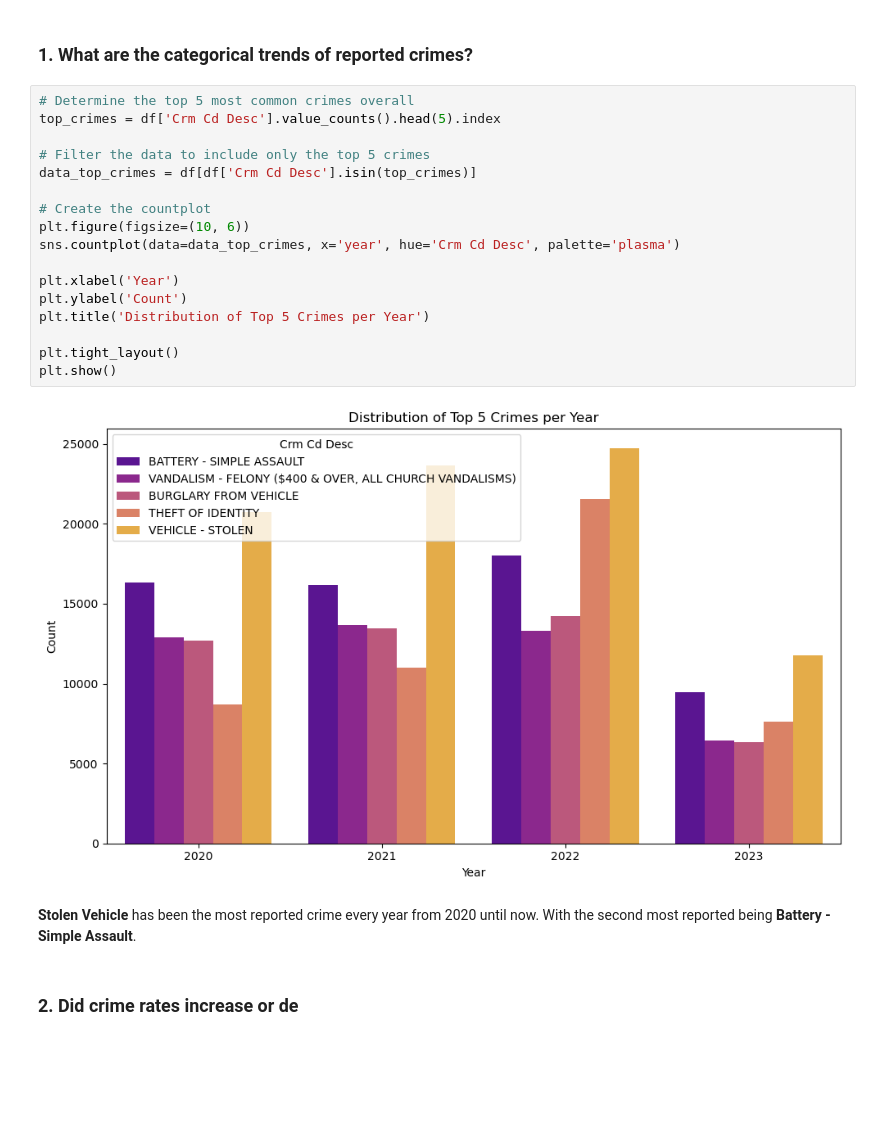
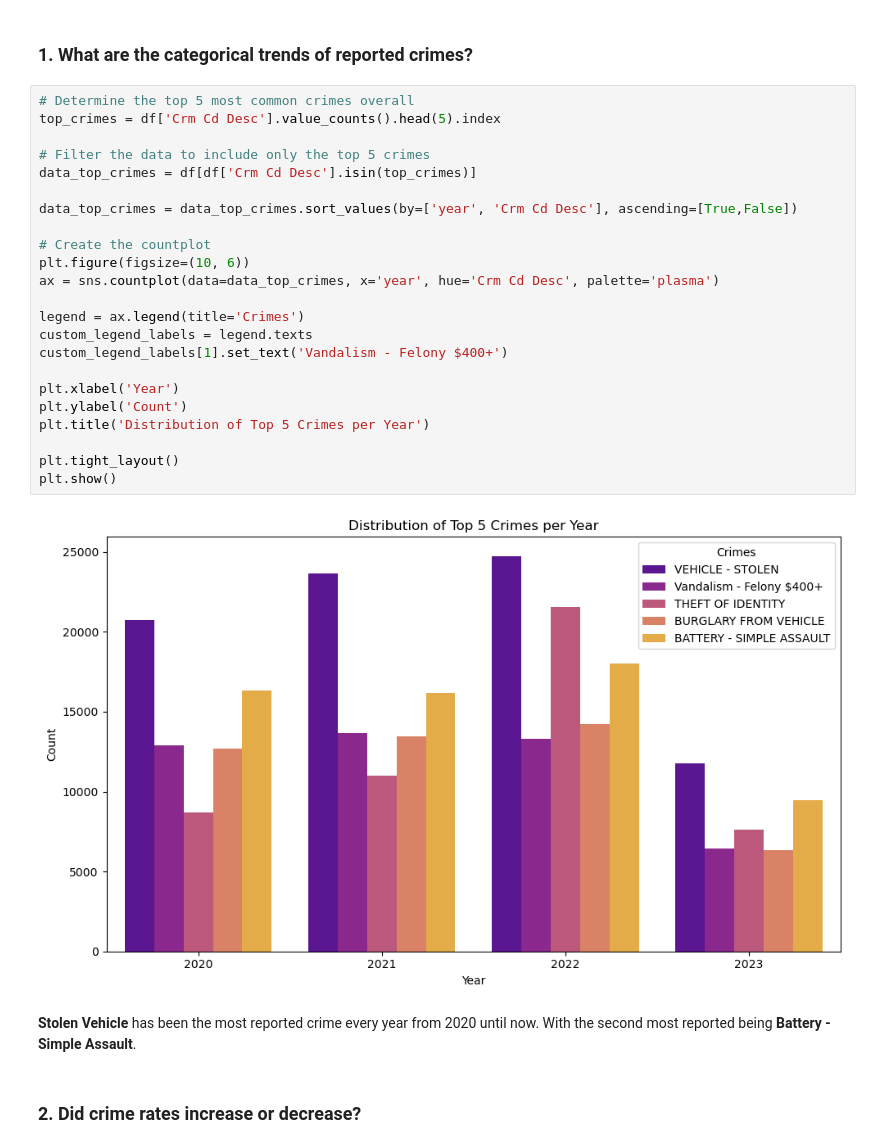
Before and after one commit to JamesAMoore/LA-Crime-Project, a Jupyter notebook: LA-Crime.ipynb, the cells around one changed output. Drawn from its saved outputs; the diff is of its cells as text; blank space fills up the shorter version.

```diff
--- a/LA-Crime.ipynb
+++ b/LA-Crime.ipynb
@@ -290,23 +307,29 @@ The amount of crimes have __increased__ yearly in Los Angeles. __2020__ had 1992
 # %%
 # Determine the top 5 most common crimes overall
 top_crimes = df['Crm Cd Desc'].value_counts().head(5).index
 
 # Filter the data to include only the top 5 crimes
 data_top_crimes = df[df['Crm Cd Desc'].isin(top_crimes)]
 
+data_top_crimes = data_top_crimes.sort_values(by=['year', 'Crm Cd Desc'], ascending=[True,False])
+
 # Create the countplot
 plt.figure(figsize=(10, 6))
-sns.countplot(data=data_top_crimes, x='year', hue='Crm Cd Desc', palette='plasma')
+ax = sns.countplot(data=data_top_crimes, x='year', hue='Crm Cd Desc', palette='plasma')
+
+legend = ax.legend(title='Crimes')
+custom_legend_labels = legend.texts
+custom_legend_labels[1].set_text('Vandalism - Felony $400+')
 
 plt.xlabel('Year')
 plt.ylabel('Count')
 plt.title('Distribution of Top 5 Crimes per Year')
 
 plt.tight_layout()
 plt.show()
 # %% [output]
-[figure, old version]
+[figure, new version]
 # %% [markdown]
 __Stolen Vehicle__ has been the most reported crime every year from 2020 until now. With the second most reported being __Battery - Simple Assault__.
 # %% [markdown]
-### 2. Did crime rates increase or de
+### 2. Did crime rates increase or decrease?
```
Also changed, not shown: parts of 10 cells of this notebook.
